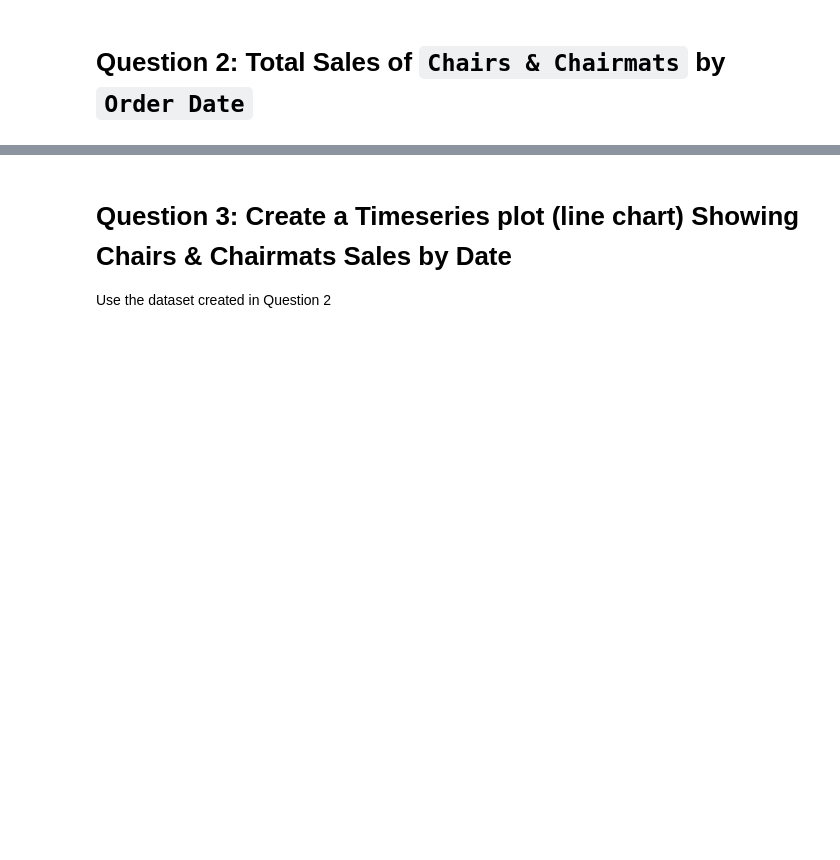
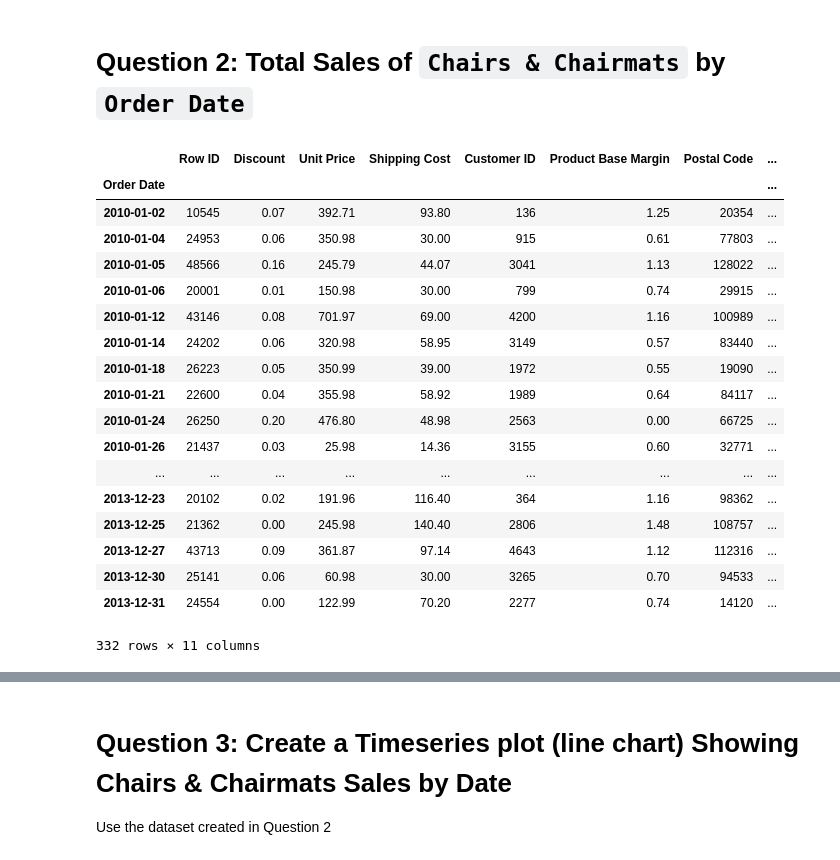
Before and after one commit to kstaples1/IS834, a Jupyter notebook: Assignment_3_Exercise.ipynb, the cells around one changed output, grey strips where cells are left out. Drawn from its saved outputs; the diff is of its cells as text; code cells hidden in the pictures; blank space fills up the shorter version.

```diff
--- a/Assignment_3_Exercise.ipynb
+++ b/Assignment_3_Exercise.ipynb
@@ -62,4 +104,24 @@ sns.heatmap(q1,cmap='Blues')
 # %% [markdown]
 # Question 2: Total Sales of `Chairs & Chairmats`  by `Order Date`
 # %%
-dd2= dd.loc[dd['Product Sub-Category']=='Chairs & Chairmats'].groupby('Order Date').sum()
+dd.loc[dd['Product Sub-Category']=='Chairs & Chairmats'].groupby('Order Date').sum()
+# %% [output]
+|  | Row ID | Discount | Unit Price | Shipping Cost | Customer ID | Product Base Margin | Postal Code | ... |
+| Order Date |  |  |  |  |  |  |  | ... |
+| 2010-01-02 | 10545 | 0.07 | 392.71 | 93.80 | 136 | 1.25 | 20354 | ... |
+| 2010-01-04 | 24953 | 0.06 | 350.98 | 30.00 | 915 | 0.61 | 77803 | ... |
+| 2010-01-05 | 48566 | 0.16 | 245.79 | 44.07 | 3041 | 1.13 | 128022 | ... |
+| 2010-01-06 | 20001 | 0.01 | 150.98 | 30.00 | 799 | 0.74 | 29915 | ... |
+| 2010-01-12 | 43146 | 0.08 | 701.97 | 69.00 | 4200 | 1.16 | 100989 | ... |
+| 2010-01-14 | 24202 | 0.06 | 320.98 | 58.95 | 3149 | 0.57 | 83440 | ... |
+| 2010-01-18 | 26223 | 0.05 | 350.99 | 39.00 | 1972 | 0.55 | 19090 | ... |
+| 2010-01-21 | 22600 | 0.04 | 355.98 | 58.92 | 1989 | 0.64 | 84117 | ... |
+| 2010-01-24 | 26250 | 0.20 | 476.80 | 48.98 | 2563 | 0.00 | 66725 | ... |
+| 2010-01-26 | 21437 | 0.03 | 25.98 | 14.36 | 3155 | 0.60 | 32771 | ... |
+| ... | ... | ... | ... | ... | ... | ... | ... | ... |
+| 2013-12-23 | 20102 | 0.02 | 191.96 | 116.40 | 364 | 1.16 | 98362 | ... |
+| 2013-12-25 | 21362 | 0.00 | 245.98 | 140.40 | 2806 | 1.48 | 108757 | ... |
+| 2013-12-27 | 43713 | 0.09 | 361.87 | 97.14 | 4643 | 1.12 | 112316 | ... |
+| 2013-12-30 | 25141 | 0.06 | 60.98 | 30.00 | 3265 | 0.70 | 94533 | ... |
+| 2013-12-31 | 24554 | 0.00 | 122.99 | 70.20 | 2277 | 0.74 | 14120 | ... |
+332 rows × 11 columns
```
Also changed, not shown: parts of 12 cells of this notebook, 11 other files.
